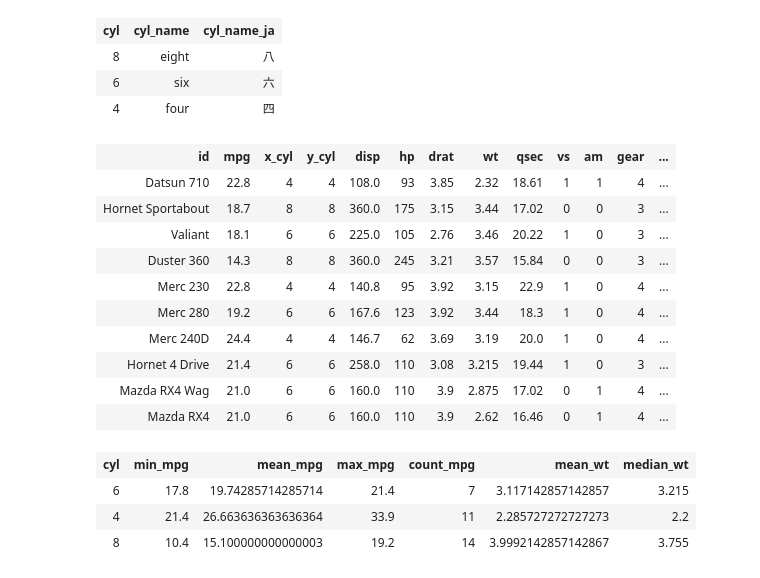
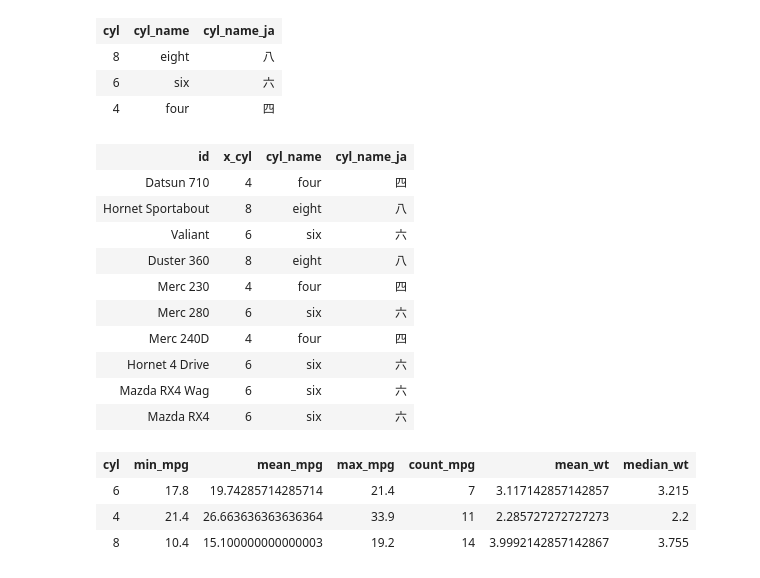
Before and after one commit to Teradata/teradata-japan, a Jupyter notebook: introductory-notebooks/1.1_teradata-from-python.ipynb, the cells around one changed output. Drawn from its saved outputs; the diff is of its cells as text; code cells hidden in the pictures.

Commit message:
update join example

```diff
--- a/introductory-notebooks/1.1_teradata-from-python.ipynb
+++ b/introductory-notebooks/1.1_teradata-from-python.ipynb
@@ -549,19 +567,20 @@ y
 | 6 | six | 六 |
 | 4 | four | 四 |
 # %%
-x.join(y, on="cyl", how="inner", lsuffix="x", rsuffix="y")
+z = x.join(y, on="cyl", how="inner", lsuffix="x", rsuffix="y")
+z[["id", "x_cyl", "cyl_name", "cyl_name_ja"]]
 # %% [output]
-| id | mpg | x_cyl | y_cyl | disp | hp | drat | wt | qsec | vs | am | gear | ... |
-| Datsun 710 | 22.8 | 4 | 4 | 108.0 | 93 | 3.85 | 2.32 | 18.61 | 1 | 1 | 4 | ... |
-| Hornet Sportabout | 18.7 | 8 | 8 | 360.0 | 175 | 3.15 | 3.44 | 17.02 | 0 | 0 | 3 | ... |
-| Valiant | 18.1 | 6 | 6 | 225.0 | 105 | 2.76 | 3.46 | 20.22 | 1 | 0 | 3 | ... |
-| Duster 360 | 14.3 | 8 | 8 | 360.0 | 245 | 3.21 | 3.57 | 15.84 | 0 | 0 | 3 | ... |
-| Merc 230 | 22.8 | 4 | 4 | 140.8 | 95 | 3.92 | 3.15 | 22.9 | 1 | 0 | 4 | ... |
-| Merc 280 | 19.2 | 6 | 6 | 167.6 | 123 | 3.92 | 3.44 | 18.3 | 1 | 0 | 4 | ... |
-| Merc 240D | 24.4 | 4 | 4 | 146.7 | 62 | 3.69 | 3.19 | 20.0 | 1 | 0 | 4 | ... |
-| Hornet 4 Drive | 21.4 | 6 | 6 | 258.0 | 110 | 3.08 | 3.215 | 19.44 | 1 | 0 | 3 | ... |
-| Mazda RX4 Wag | 21.0 | 6 | 6 | 160.0 | 110 | 3.9 | 2.875 | 17.02 | 0 | 1 | 4 | ... |
-| Mazda RX4 | 21.0 | 6 | 6 | 160.0 | 110 | 3.9 | 2.62 | 16.46 | 0 | 1 | 4 | ... |
+| id | x_cyl | cyl_name | cyl_name_ja |
+| Datsun 710 | 4 | four | 四 |
+| Hornet Sportabout | 8 | eight | 八 |
+| Valiant | 6 | six | 六 |
+| Duster 360 | 8 | eight | 八 |
+| Merc 230 | 4 | four | 四 |
+| Merc 280 | 6 | six | 六 |
+| Merc 240D | 4 | four | 四 |
+| Hornet 4 Drive | 6 | six | 六 |
+| Mazda RX4 Wag | 6 | six | 六 |
+| Mazda RX4 | 6 | six | 六 |
 # %%
 # 集約
 x.groupby("cyl").agg({
```
Also changed, not shown: parts of 4 cells of this notebook.
